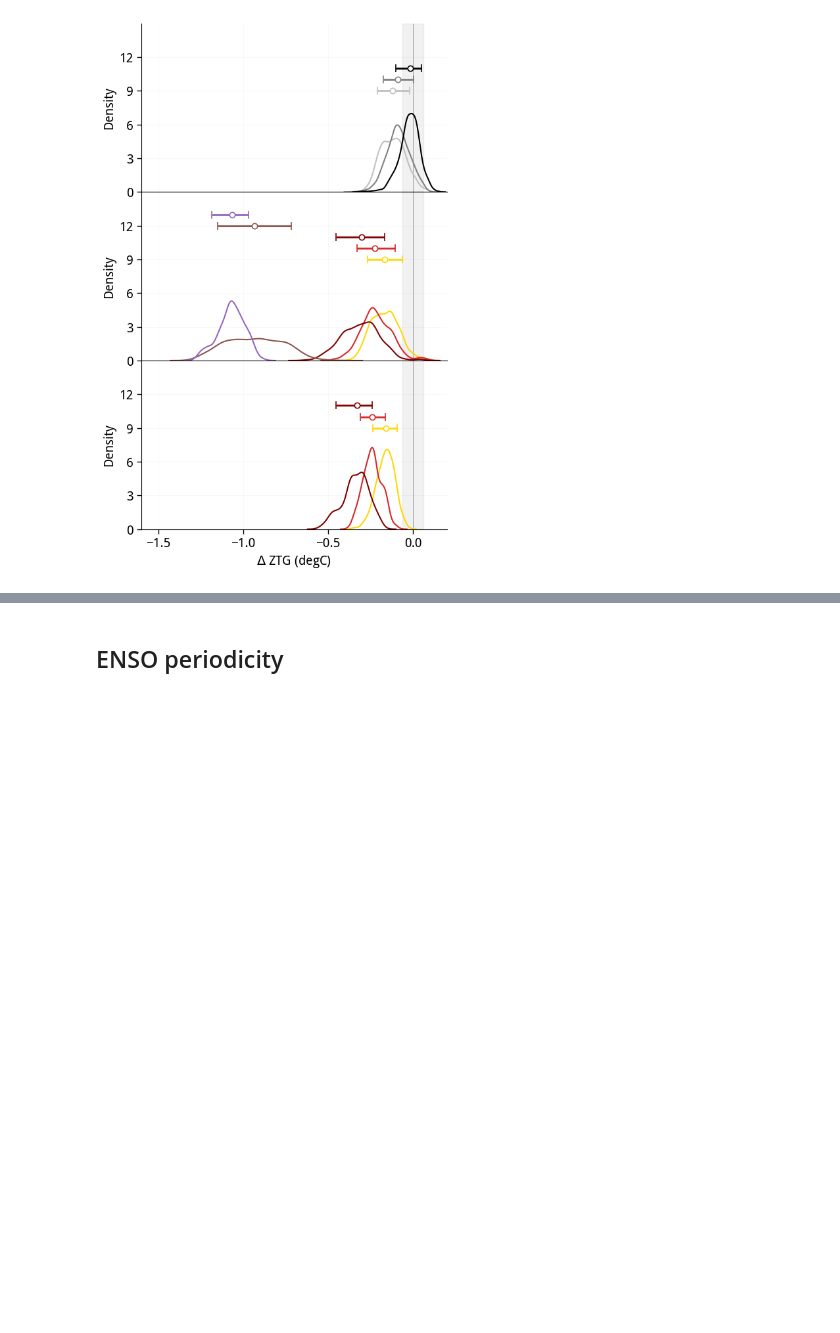
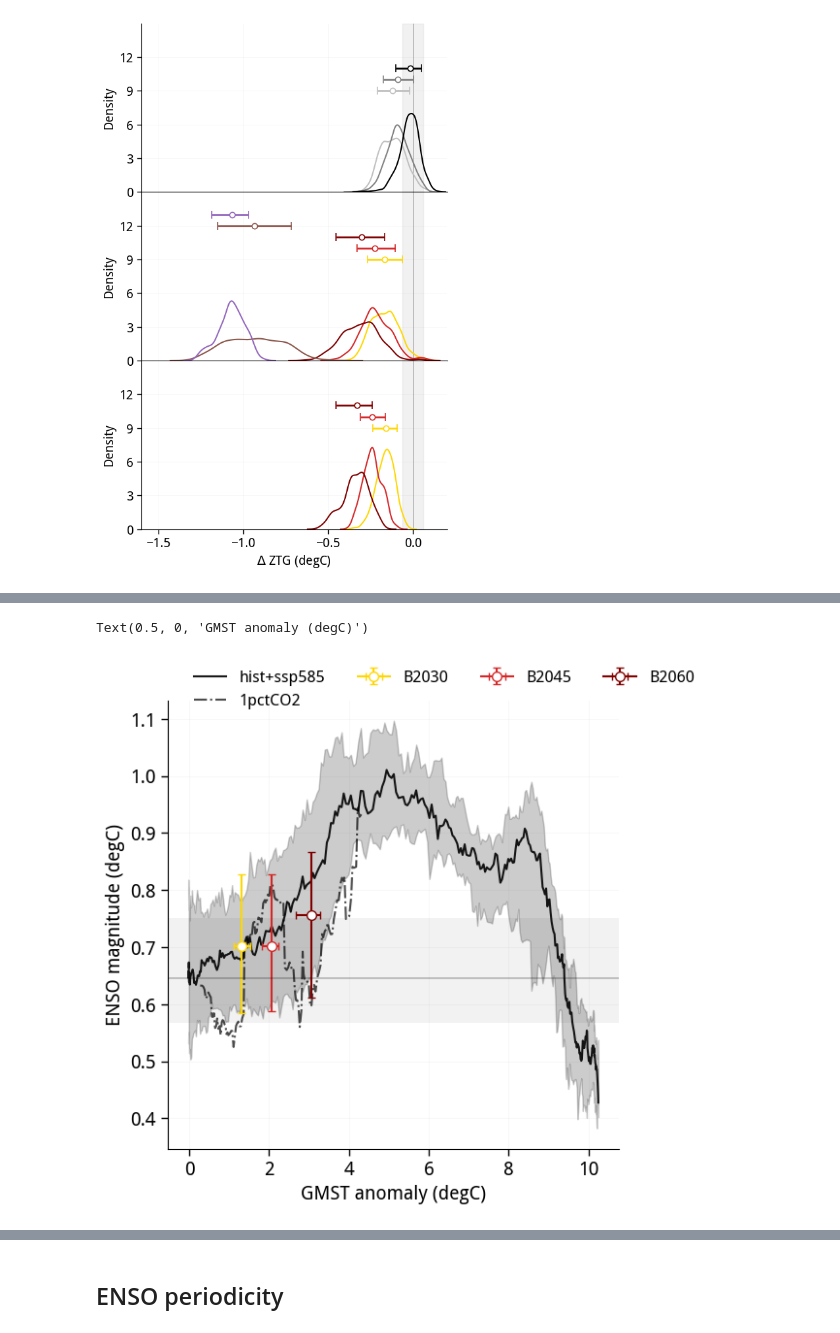
Before and after one commit to adisen99/net_zero_enso_pacific_changes, a Jupyter notebook: 03_access_nz_enso_characteristics.ipynb, the cells around one changed output, grey strips where cells are left out. Cells and saved outputs as stored; diff of their text form; code cells hidden in the pictures; blank space fills up the shorter version.

```diff
--- a/03_access_nz_enso_characteristics.ipynb
+++ b/03_access_nz_enso_characteristics.ipynb
@@ -745,0 +748,4 @@ Text(0.5, 0, '$\\Delta$ ZTG (degC)')
+# %%
+gmst_stable = ts_stable.weighted(weights_model).mean(('lat', 'lon'))
+# %%
+conc_gmst_trans = conc_ts_trans.weighted(weights_model).mean(('lat', 'lon')).isel(time = slice(100, -1))
@@ -745,0 +762,31 @@ Text(0.5, 0, '$\\Delta$ ZTG (degC)')
+# %%
+nino34_1pct = funcs.detrend_rolling_window(ts_1pct_access.sel(lat = slice(-5, 5), lon = slice(-170+360, -120+360)).weighted(weights_model).mean(('lat', 'lon')), window_size=15)
+# %%
+plt.figure(figsize=(6,6))
+# plt.plot(gmst_trans.rolling(time = 30, center=True).mean('time').quantile(0.5, 'model'), nino34_trans.isel(time = slice(100, -1)).rolling(time = 30, center=True).std('time').quantile(0.5, 'model'), color='k')
+plt.plot(conc_gmst_trans.rolling(time = 30, center=True).mean('time').quantile(0.5, 'model'), conc_nino34_trans.isel(time = slice(100, -1)).rolling(time = 30, center=True).std('time').quantile(0.5, 'model'), color='k', alpha=0.9, label='hist+ssp585')
+plt.fill_between(conc_gmst_trans.rolling(time = 30, center=True).mean('time').quantile(0.5, 'model'), conc_nino34_trans.isel(time = slice(100, -1)).rolling(time = 30, center=True).std('time').quantile(0.1, 'model'),conc_nino34_trans.isel(time = slice(100, -1)).rolling(time = 30, center=True).std('time').quantile(0.9, 'model'), color='k', alpha=0.2)
+plt.plot(gmst_1pct.rolling(time = 30, center=True).mean('time').isel(model=0), nino34_1pct.rolling(time = 30, center=True).std('time').isel(model=0), color='k', alpha=0.7, ls='-.', label='1pctCO2')
+
+xval = gmst_stable.sel(model = '2030').rolling(time = 30, center=True).mean('time')
+yval = nino34_stable.sel(model = '2030').rolling(time = 30, center=True).std('time')
+plt.errorbar(xval.quantile(0.5, 'time'), yval.quantile(0.5, 'time'), xerr=[[xval.quantile(0.5, 'time')-xval.quantile(0.1, 'time')], [xval.quantile(0.9, 'time')-xval.quantile(0.5, 'time')]], yerr=[[yval.quantile(0.5, 'time')-yval.quantile(0.1, 'time')], [yval.quantile(0.9, 'time')-yval.quantile(0.5, 'time')]], marker='o', markersize=7, capsize=3, mfc='white', color='gold', label='B2030')
+
+xval = gmst_stable.sel(model = '2045').rolling(time = 30, center=True).mean('time')
+yval = nino34_stable.sel(model = '2045').rolling(time = 30, center=True).std('time')
+plt.errorbar(xval.quantile(0.5, 'time'), yval.quantile(0.5, 'time'), xerr=[[xval.quantile(0.5, 'time')-xval.quantile(0.1, 'time')], [xval.quantile(0.9, 'time')-xval.quantile(0.5, 'time')]], yerr=[[yval.quantile(0.5, 'time')-yval.quantile(0.1, 'time')], [yval.quantile(0.9, 'time')-yval.quantile(0.5, 'time')]], marker='o', markersize=7, capsize=3, mfc='white', color='tab:red', label='B2045')
+
+xval = gmst_stable.sel(model = '2060').rolling(time = 30, center=True).mean('time')
+yval = nino34_stable.sel(model = '2060').rolling(time = 30, center=True).std('time')
+plt.errorbar(xval.quantile(0.5, 'time'), yval.quantile(0.5, 'time'), xerr=[[xval.quantile(0.5, 'time')-xval.quantile(0.1, 'time')], [xval.quantile(0.9, 'time')-xval.quantile(0.5, 'time')]], yerr=[[yval.quantile(0.5, 'time')-yval.quantile(0.1, 'time')], [yval.quantile(0.9, 'time')-yval.quantile(0.5, 'time')]], marker='o', markersize=7, capsize=3, mfc='white', color='maroon', label='B2060')
+
+plt.axhline(nino34_mag_pic.quantile(0.5, 'time'), color='k', lw=0.3)
+plt.axhspan(nino34_mag_pic.quantile(0.1, 'time'), nino34_mag_pic.quantile(0.9, 'time'), color='k', alpha=0.05, lw=0.)
+
+plot_decorator()
+plt.legend(frameon=False, fontsize=12, loc='upper right', ncol=4, bbox_to_anchor=(1.2,1.1))
+plt.ylabel('ENSO magnitude (degC)')
+plt.xlabel('GMST anomaly (degC)')
+# %% [output]
+Text(0.5, 0, 'GMST anomaly (degC)')
+[figure, added]
```
Also changed, not shown: parts of 6 cells of this notebook, 8 other files.
